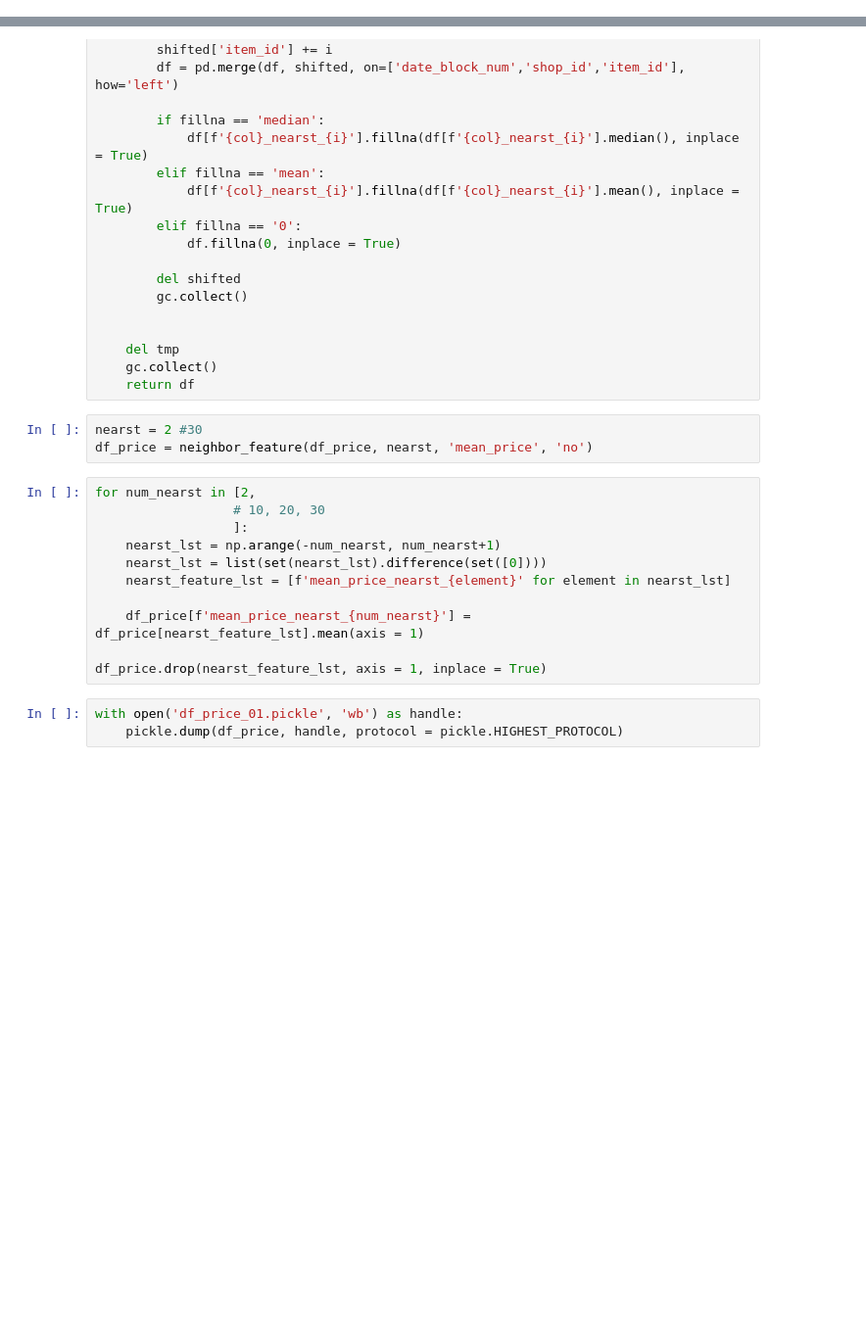
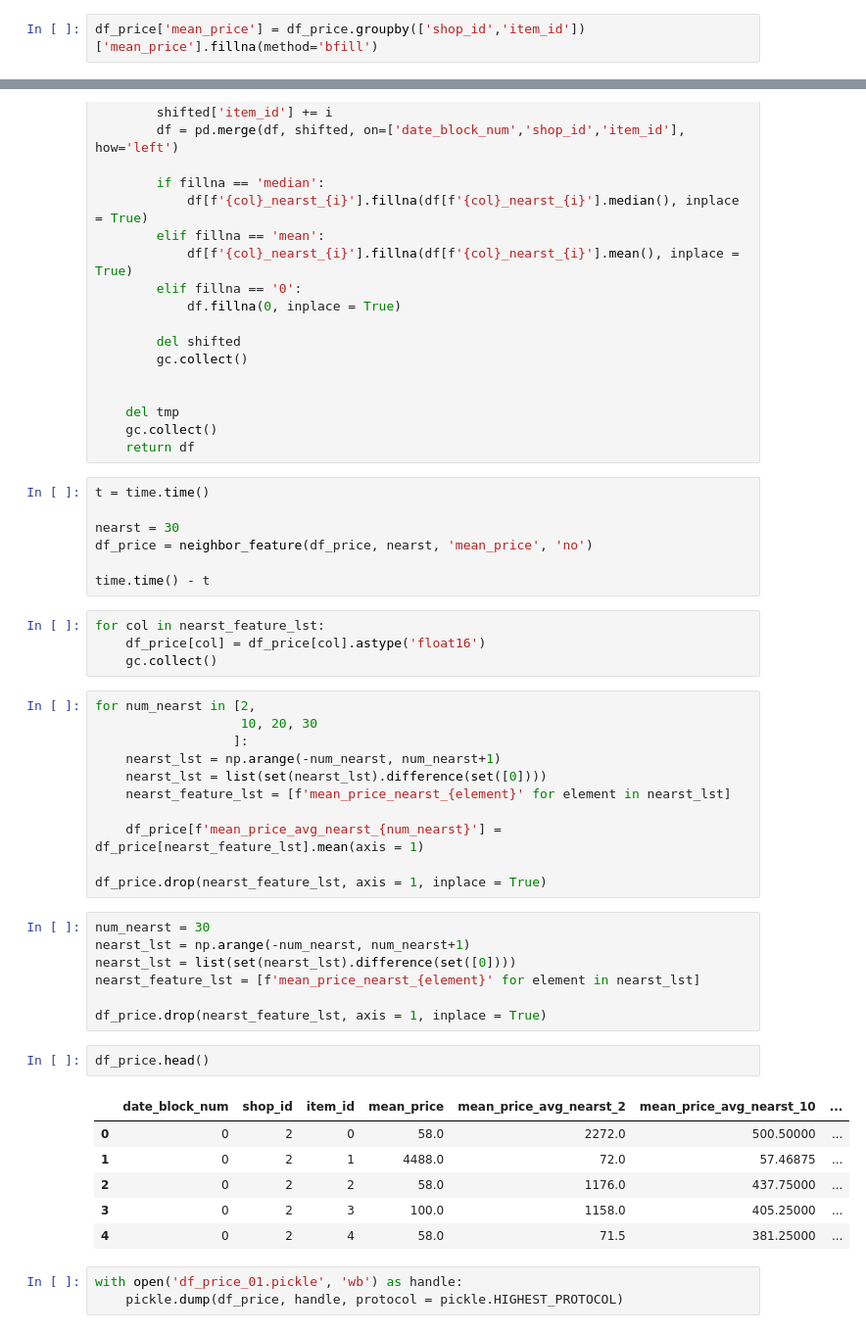
Before and after one commit to dondon1993/Predict-Future-Sales, a Jupyter notebook: df_price.ipynb, the cells around one changed output, grey strips where cells are left out. Shown at 98% size. Cells and saved outputs as stored; diff of their text form; blank space fills up the shorter version.

```diff
--- a/df_price.ipynb
+++ b/df_price.ipynb
@@ -431,3 +411,5 @@ df_price.loc[(df_price['shop_id']==2)&(df_price['item_id']==32)]
+# %%
+df_price['mean_price'] = df_price.groupby(['shop_id','item_id'])['mean_price'].fillna(method='bfill')
 # %%
 def neighbor_feature(df, nearst, col = 'item_cnt_month', fillna = '0'):
     tmp = df[['date_block_num', 'shop_id', 'item_id', col]]
@@ -455,19 +437,43 @@ def neighbor_feature(df, nearst, col = 'item_cnt_month', fillna = '0'):
     gc.collect()
     return df
 # %%
-nearst = 2 #30
+t = time.time()
+
+nearst = 30
 df_price = neighbor_feature(df_price, nearst, 'mean_price', 'no')
+
+time.time() - t
+# %%
+for col in nearst_feature_lst:
+    df_price[col] = df_price[col].astype('float16')
+    gc.collect()
 # %%
 for num_nearst in [2,
-                  # 10, 20, 30
+                   10, 20, 30
                   ]:
     nearst_lst = np.arange(-num_nearst, num_nearst+1)
     nearst_lst = list(set(nearst_lst).difference(set([0])))
     nearst_feature_lst = [f'mean_price_nearst_{element}' for element in nearst_lst]
 
-    df_price[f'mean_price_nearst_{num_nearst}'] = df_price[nearst_feature_lst].mean(axis = 1)
+    df_price[f'mean_price_avg_nearst_{num_nearst}'] = df_price[nearst_feature_lst].mean(axis = 1)
 
 df_price.drop(nearst_feature_lst, axis = 1, inplace = True)
+# %%
+num_nearst = 30
+nearst_lst = np.arange(-num_nearst, num_nearst+1)
+nearst_lst = list(set(nearst_lst).difference(set([0])))
+nearst_feature_lst = [f'mean_price_nearst_{element}' for element in nearst_lst]
+
+df_price.drop(nearst_feature_lst, axis = 1, inplace = True)
+# %%
+df_price.head()
+# %% [output]
+|  | date_block_num | shop_id | item_id | mean_price | mean_price_avg_nearst_2 | mean_price_avg_nearst_10 | ... |
+| 0 | 0 | 2 | 0 | 58.0 | 2272.0 | 500.50000 | ... |
+| 1 | 0 | 2 | 1 | 4488.0 | 72.0 | 57.46875 | ... |
+| 2 | 0 | 2 | 2 | 58.0 | 1176.0 | 437.75000 | ... |
+| 3 | 0 | 2 | 3 | 100.0 | 1158.0 | 405.25000 | ... |
+| 4 | 0 | 2 | 4 | 58.0 | 71.5 | 381.25000 | ... |
 # %%
 with open('df_price_01.pickle', 'wb') as handle:
     pickle.dump(df_price, handle, protocol = pickle.HIGHEST_PROTOCOL)
```
Also changed, not shown: parts of 26 cells of this notebook.
